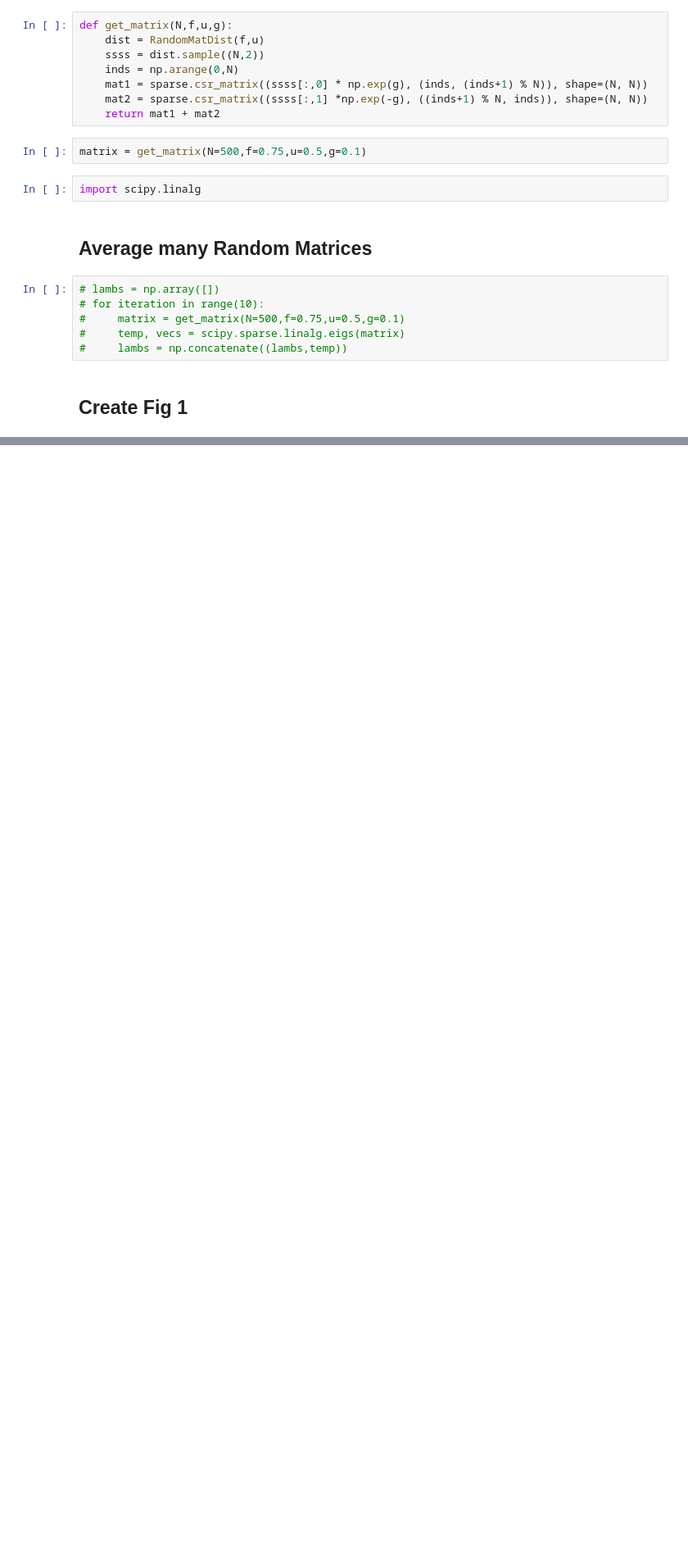
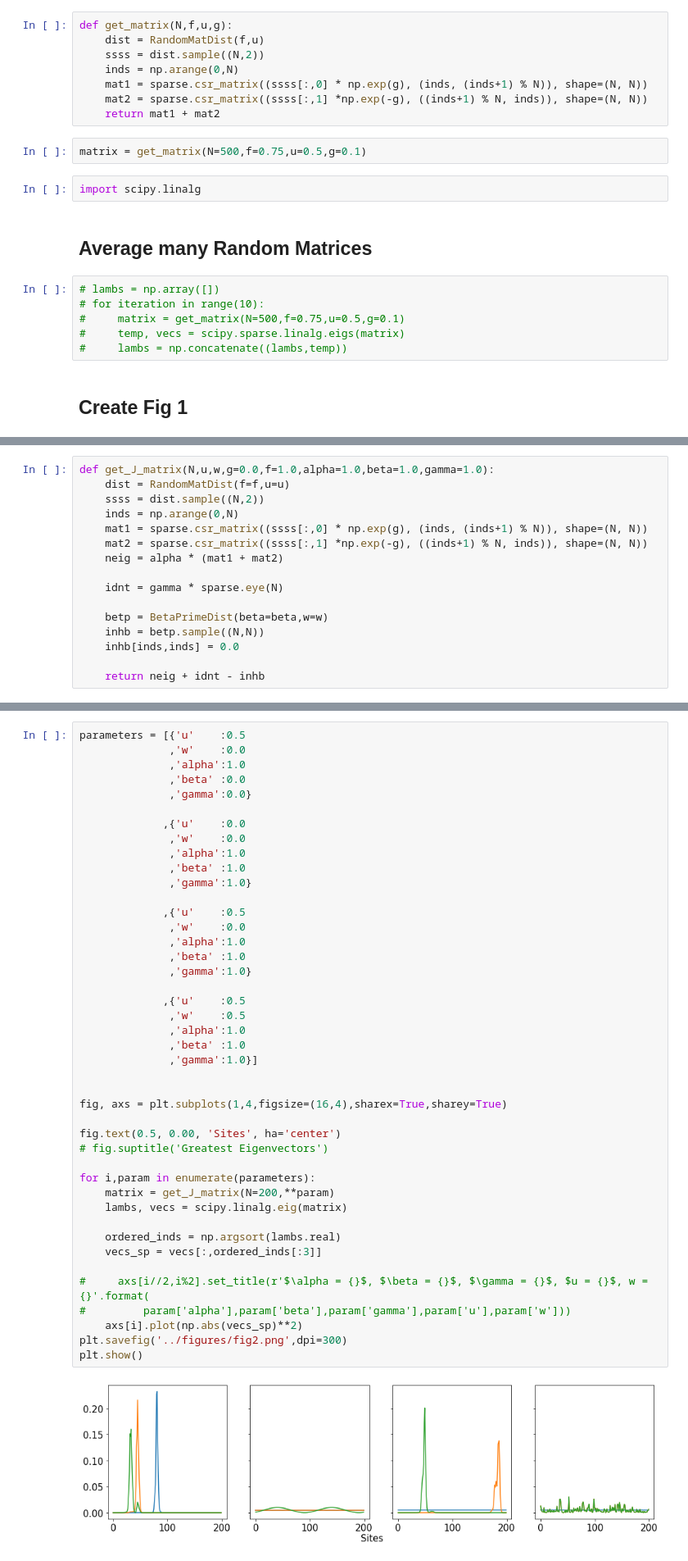
Before and after one commit to mdd423/anderson_project, a Jupyter notebook: notebooks/01-random-matrices.ipynb, the cells around one changed output, grey strips where cells are left out. Shown: that part at 82% size. Cells and saved outputs as stored; diff of their text form; blank space fills up the shorter version.

```diff
--- a/notebooks/01-random-matrices.ipynb
+++ b/notebooks/01-random-matrices.ipynb
@@ -66,0 +109,16 @@ plt.show()
+# %%
+def get_J_matrix(N,u,w,g=0.0,f=1.0,alpha=1.0,beta=1.0,gamma=1.0):
+    dist = RandomMatDist(f=f,u=u)
+    ssss = dist.sample((N,2))
+    inds = np.arange(0,N)
+    mat1 = sparse.csr_matrix((ssss[:,0] * np.exp(g), (inds, (inds+1) % N)), shape=(N, N))
+    mat2 = sparse.csr_matrix((ssss[:,1] *np.exp(-g), ((inds+1) % N, inds)), shape=(N, N))
+    neig = alpha * (mat1 + mat2)
+
+    idnt = gamma * sparse.eye(N)
+
+    betp = BetaPrimeDist(beta=beta,w=w)
+    inhb = betp.sample((N,N))
+    inhb[inds,inds] = 0.0
+
+    return neig + idnt - inhb
@@ -66,0 +129,45 @@ plt.show()
+# %%
+parameters = [{'u'    :0.5
+              ,'w'    :0.0
+              ,'alpha':1.0
+              ,'beta' :0.0
+              ,'gamma':0.0}
+
+             ,{'u'    :0.0
+              ,'w'    :0.0
+              ,'alpha':1.0
+              ,'beta' :1.0
+              ,'gamma':1.0}
+
+             ,{'u'    :0.5
+              ,'w'    :0.0
+              ,'alpha':1.0
+              ,'beta' :1.0
+              ,'gamma':1.0}
+
+             ,{'u'    :0.5
+              ,'w'    :0.5
+              ,'alpha':1.0
+              ,'beta' :1.0
+              ,'gamma':1.0}]
+
+
+fig, axs = plt.subplots(1,4,figsize=(16,4),sharex=True,sharey=True)
+
+fig.text(0.5, 0.00, 'Sites', ha='center')
+# fig.suptitle('Greatest Eigenvectors')
+
+for i,param in enumerate(parameters):
+    matrix = get_J_matrix(N=200,**param)
+    lambs, vecs = scipy.linalg.eig(matrix)
+
+    ordered_inds = np.argsort(lambs.real)
+    vecs_sp = vecs[:,ordered_inds[:3]]
+
+#     axs[i//2,i%2].set_title(r'$\alpha = {}$, $\beta = {}$, $\gamma = {}$, $u = {}$, w = {}'.format(
+#         param['alpha'],param['beta'],param['gamma'],param['u'],param['w']))
+    axs[i].plot(np.abs(vecs_sp)**2)
+plt.savefig('../figures/fig2.png',dpi=300)
+plt.show()
+# %% [output]
+[figure, added]
```
Also changed, not shown: parts of 22 cells of this notebook.
